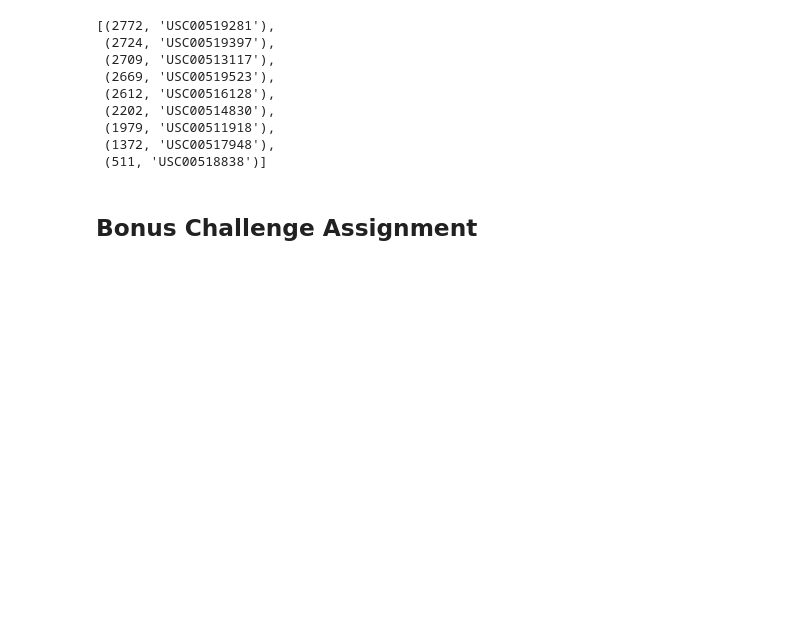
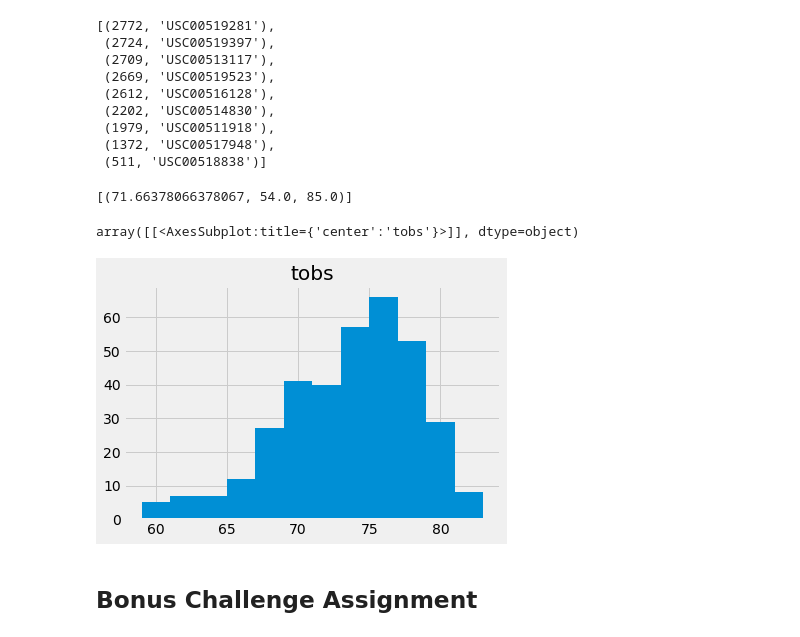
Before and after one commit to LisaCaruana/SQL-Alchemy-Challenge, a Jupyter notebook: climate_starter.ipynb, the cells around one changed output. Saved outputs shown, nothing was run; the diff lists cells and outputs as text; code cells hidden in the pictures; blank space fills up the shorter version.

Commit message:
histogram

```diff
--- a/climate_starter.ipynb
+++ b/climate_starter.ipynb
@@ -128,6 +124,37 @@ active_stations
+# %%
+# Using the station id from the previous query, calculate the lowest temperature recorded,
+# highest temperature recorded, and average temperature of the most active station?
+#USC00519281
+#most_active=[measurements.station, (measurements.station=="USC00519281").filter, func.avg(measurements.tobs)]
+#station_activity=[(measurements.station=="USC00519281").filter, func.avg(measurements.tobs)]
+#station_activity=session.query(measurements.station, measurements.tobs).filter(measurements.station=="USC00519281").all()
+#station_summary= [measurements.tobs,
+ #                func.avg(station_summary),
+  #               func.min(station_summary),
+   #              func.max(station_summary)]
+select=[func.avg(measurements.tobs), func.min(measurements.tobs), func.max(measurements.tobs)]
+#station_activity=session.query(measurements.station, measurements.tobs).filter(measurements.station=="USC00519281"), func.avg(measurements.tobs)
+station_activity= session.query(*select).filter(measurements.station=="USC00519281").all()
+station_activity
+
+    #station_summary
+#most_active= session.query((measurements.station)=="USC00519281").filter(func.avg(measurements.tobs)).all()
+#most_active
+# %% [output]
+[(71.66378066378067, 54.0, 85.0)]
 # %%
 # Choose the station with the highest number of temperature observations.
+#temp_observations= [measurements.station, measurements.tobs, func.count(measurements.tobs)]
+#station_observations= session.query(*temp_observations).all()
+#station_observations
 # Query the last 12 months of temperature observation data for this station and plot the results as a histogram
+temp_data=[measurements.tobs]
+station_temp=session.query(*temp_data).filter(measurements.station=="USC00519281").filter(measurements.date>=query_date).all()
+station_temp_df=pd.DataFrame(station_temp)
+station_temp_df.hist(bins=12)
+# %% [output]
+array([[<AxesSubplot:title={'center':'tobs'}>]], dtype=object)
+[figure, added]
 # %%
 # SELECT count(measurements.station) As count_1, measurements.station as station_count
 #from measurements GROUP BY measurements.station
```
Also changed, not shown: parts of 1 cell of this notebook.
